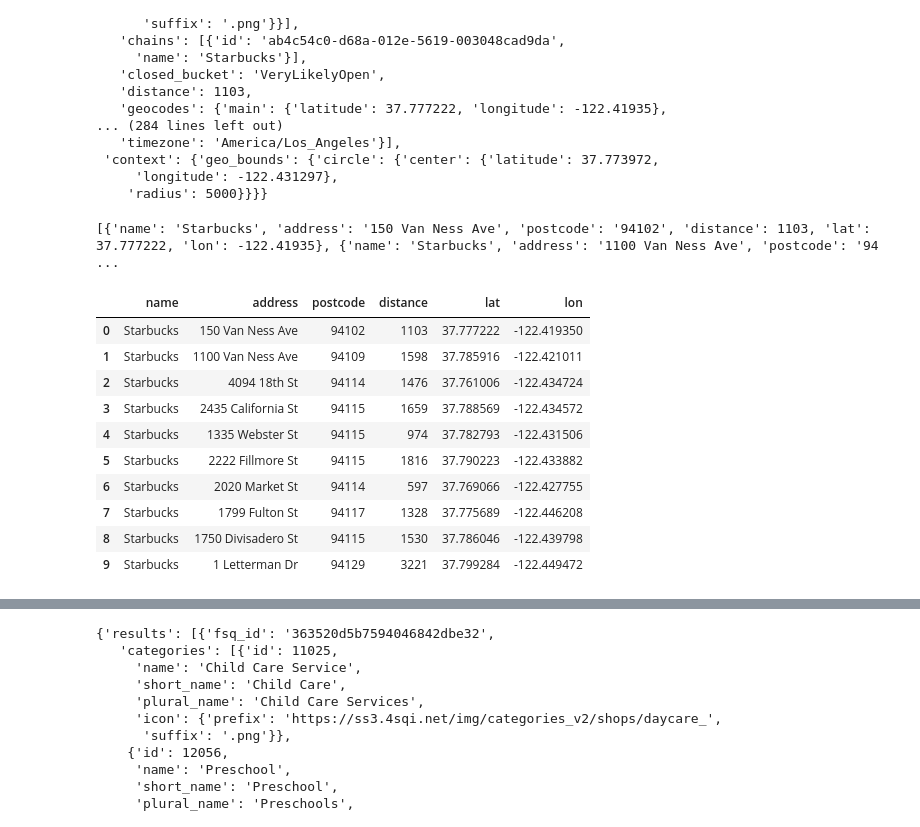
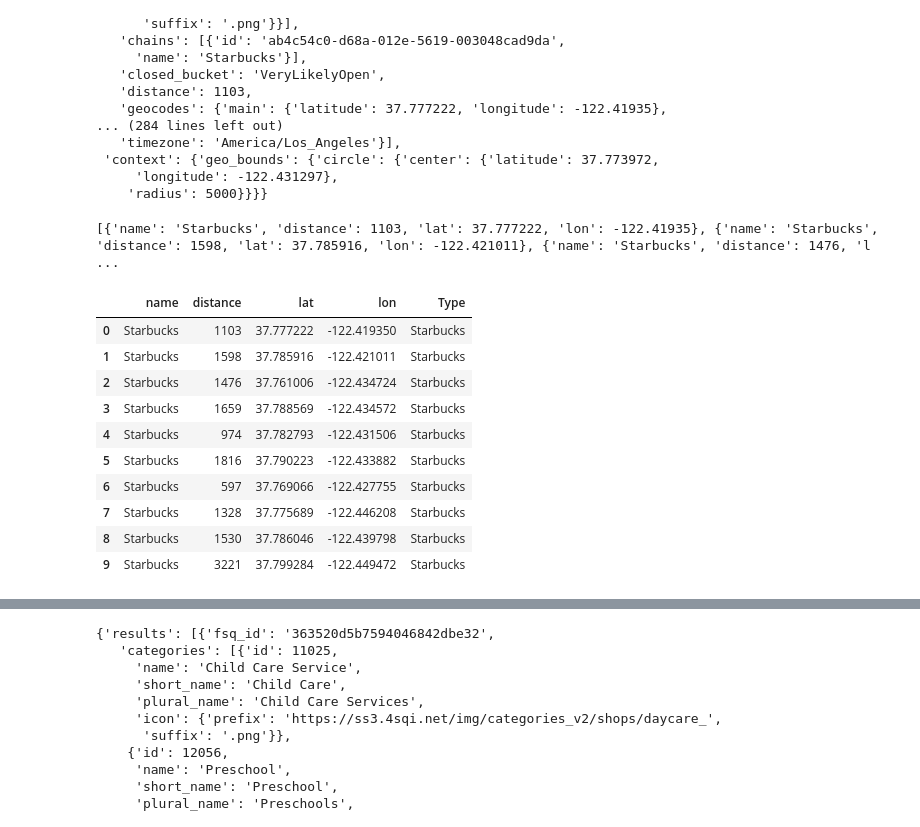
Before and after one commit to Futurartina/Geospatial, a Jupyter notebook: notebooks/4square.ipynb, the cells around one changed output, grey strips where cells are left out. Cells and saved outputs as stored; diff of their text form; code cells hidden in the pictures.

```diff
--- a/notebooks/4square.ipynb
+++ b/notebooks/4square.ipynb
@@ -81,16 +62,12 @@ res
 # %%
 def extracting_from_one_element (element):
     name = element["name"]
-    address = element["location"]["address"]
     distance = element["distance"]
-    postcode = element["location"]["postcode"]
     lat = element["geocodes"]["main"]["latitude"]
     lon = element["geocodes"]["main"]["longitude"]
 
     small_dict = {
     "name": name,
-    "address": address,
-    "postcode": postcode,
     "distance": distance,
     "lat": lat,
     "lon": lon
@@ -107,23 +84,24 @@ for i in res["results"]:
 print(starbucks_in_sf)
 # Prints the Starbucks in San Francisco.
 # %% [output]
-[{'name': 'Starbucks', 'address': '150 Van Ness Ave', 'postcode': '94102', 'distance': 1103, 'lat': 37.777222, 'lon': -122.41935}, {'name': 'Starbucks', 'address': '1100 Van Ness Ave', 'postcode': '94 ...
+[{'name': 'Starbucks', 'distance': 1103, 'lat': 37.777222, 'lon': -122.41935}, {'name': 'Starbucks', 'distance': 1598, 'lat': 37.785916, 'lon': -122.421011}, {'name': 'Starbucks', 'distance': 1476, 'l ...
 # %%
-starbucks_in_sf_df = pd.DataFrame(starbucks_in_sf)
-starbucks_in_sf_df
+starbucks_in_sf = pd.DataFrame(starbucks_in_sf)
+starbucks_in_sf["Type"] = "Starbucks"
+starbucks_in_sf
 # Creates a df with the Startbucks in San Francisco.
 # %% [output]
-|  | name | address | postcode | distance | lat | lon |
-| 0 | Starbucks | 150 Van Ness Ave | 94102 | 1103 | 37.777222 | -122.419350 |
-| 1 | Starbucks | 1100 Van Ness Ave | 94109 | 1598 | 37.785916 | -122.421011 |
-| 2 | Starbucks | 4094 18th St | 94114 | 1476 | 37.761006 | -122.434724 |
-| 3 | Starbucks | 2435 California St | 94115 | 1659 | 37.788569 | -122.434572 |
-| 4 | Starbucks | 1335 Webster St | 94115 | 974 | 37.782793 | -122.431506 |
-| 5 | Starbucks | 2222 Fillmore St | 94115 | 1816 | 37.790223 | -122.433882 |
-| 6 | Starbucks | 2020 Market St | 94114 | 597 | 37.769066 | -122.427755 |
-| 7 | Starbucks | 1799 Fulton St | 94117 | 1328 | 37.775689 | -122.446208 |
-| 8 | Starbucks | 1750 Divisadero St | 94115 | 1530 | 37.786046 | -122.439798 |
-| 9 | Starbucks | 1 Letterman Dr | 94129 | 3221 | 37.799284 | -122.449472 |
+|  | name | distance | lat | lon | Type |
+| 0 | Starbucks | 1103 | 37.777222 | -122.419350 | Starbucks |
+| 1 | Starbucks | 1598 | 37.785916 | -122.421011 | Starbucks |
+| 2 | Starbucks | 1476 | 37.761006 | -122.434724 | Starbucks |
+| 3 | Starbucks | 1659 | 37.788569 | -122.434572 | Starbucks |
+| 4 | Starbucks | 974 | 37.782793 | -122.431506 | Starbucks |
+| 5 | Starbucks | 1816 | 37.790223 | -122.433882 | Starbucks |
+| 6 | Starbucks | 597 | 37.769066 | -122.427755 | Starbucks |
+| 7 | Starbucks | 1328 | 37.775689 | -122.446208 | Starbucks |
+| 8 | Starbucks | 1530 | 37.786046 | -122.439798 | Starbucks |
+| 9 | Starbucks | 3221 | 37.799284 | -122.449472 | Starbucks |
 # %%
 res = requests_for_foursquare ("vegan", 37.773972, -122.431297, 5000)
 # Uses the "requests_for_foursquare" to extract information about vegan restaurants.
```
Also changed, not shown: parts of 40 cells of this notebook, 4 other files.
